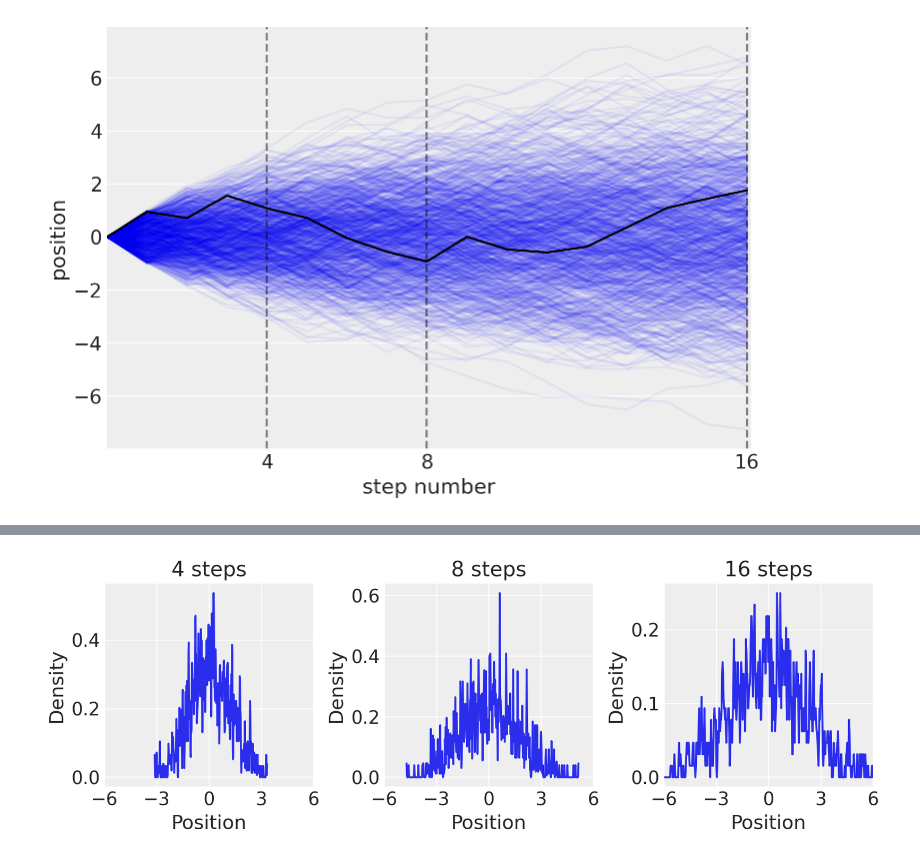
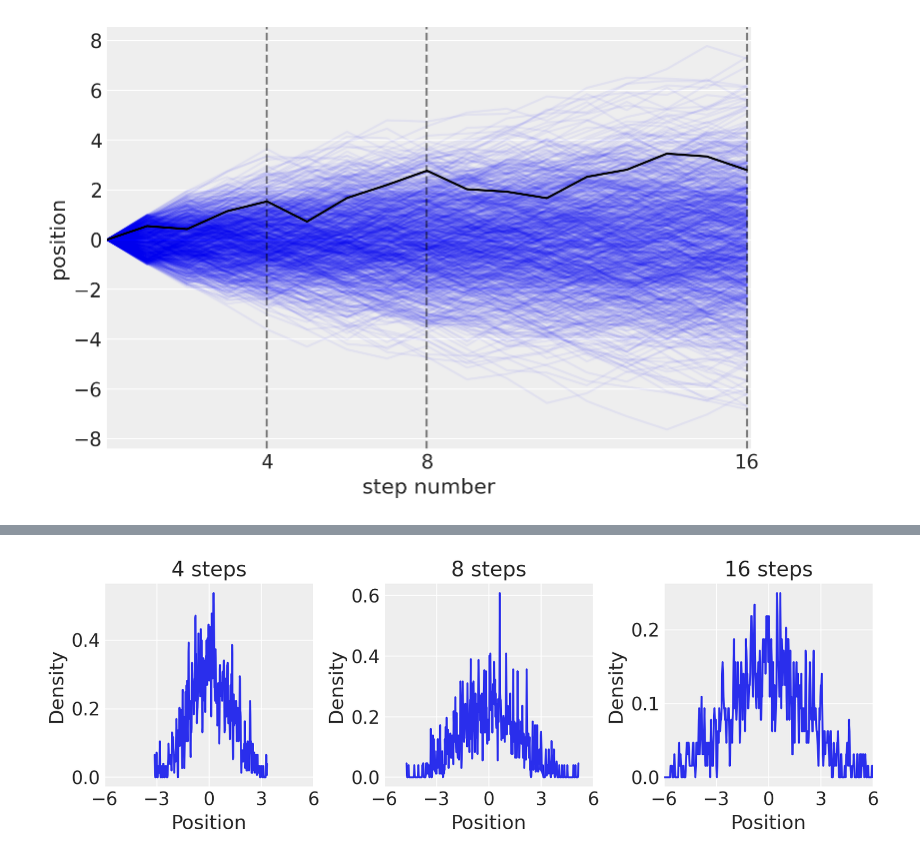
Before and after one commit to styuk/Bayes-Python, a Jupyter notebook: chapter4/chapter4.ipynb, the cells around one changed output, grey strips where cells are left out. Drawn from its saved outputs; the diff is of its cells as text; code cells hidden in the pictures.

```diff
--- a/chapter4/chapter4.ipynb
+++ b/chapter4/chapter4.ipynb
@@ -74,23 +87,23 @@ az.rcParams["stats.hdi_prob"] = 0.89  # sets default credible interval used by a
 # %%
-step_rng = np.random.default_rng(1234)
+step_rng = np.random.default_rng(42)
 
 steps = 16
 repetitions = 1000
 show_steps = [4, 8, 16]
 x = np.zeros([steps + 1, repetitions])
 for i in range(x.shape[1]):
     x[1:, i] = np.cumsum(step_rng.uniform(-1, 1, steps))
 
 fig, ax = plt.subplots()
 plt.plot(range(0, steps + 1), x[:, :], c="b", alpha=0.05)
 plt.plot(range(0, steps + 1), x[:, 0], c="k")
 for step in show_steps:
     plt.axvline(step, linestyle="--", c="k", alpha=0.5)
 
 plt.xlabel("step number")
 plt.ylabel("position")
 ax.set_xticks(show_steps)
 plt.xlim(0, step + 0.1)
 plt.show()
 # %% [output]
-[figure, old version]
+[figure, new version]
```
Also changed, not shown: parts of 5 cells of this notebook.
